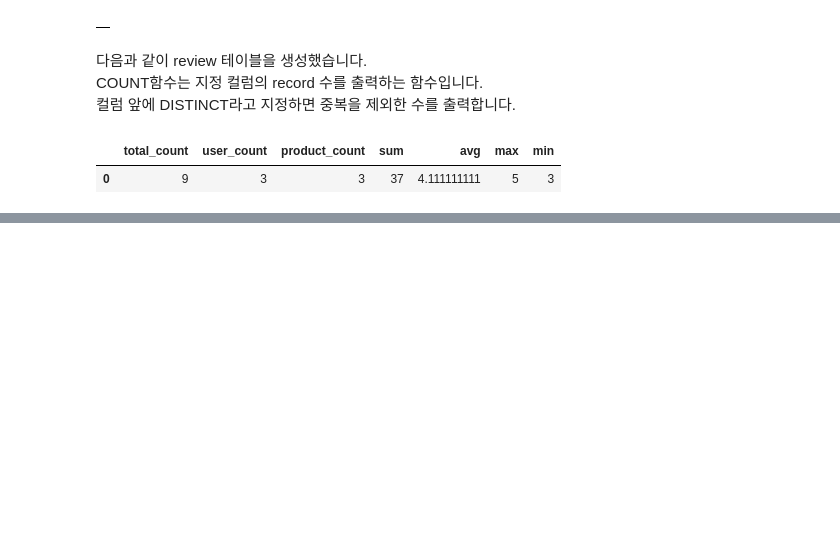
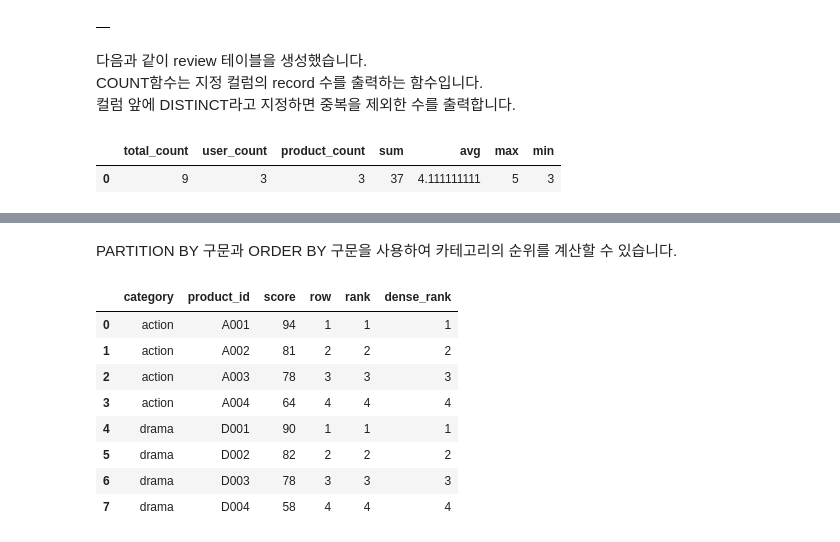
Before and after one commit to yhp2205/SQL, a Jupyter notebook: ch_7.ipynb, the cells around one changed output, grey strips where cells are left out. Cells and saved outputs as stored; diff of their text form; code cells hidden in the pictures; blank space fills up the shorter version.

```diff
--- a/ch_7.ipynb
+++ b/ch_7.ipynb
@@ -59,0 +236,39 @@ FROM
+# %% [markdown]
+PARTITION BY 구문과 ORDER BY 구문을 사용하여 카테고리의 순위를 계산할 수 있습니다.
+# %%
+%%bigquery --project mygcpproject-340112
+  -- 7.7 윈도 함수를 사용해 카테고리들의 순위를 계산하는 쿼리
+SELECT
+    category
+  , product_id
+  , score
+
+    -- 카테고리 별로 점수 순서를 정렬하고 유일한 순위를 붙임
+  , ROW_NUMBER()
+      OVER(PARTITION BY category ORDER BY score DESC)
+    AS row
+
+
+    -- 카테고리별로 같은 순위를 허가하고 순위를 붙임
+  , RANK()
+      OVER(PARTITION BY category ORDER BY score DESC)
+    AS rank
+
+    -- 카테고리별로 같은 순위가 있을 때
+    -- 같은 순위 다음에 있는 순위를 건너뛰고 순위를 붙임
+  , DENSE_RANK()
+      OVER(PARTITION BY category ORDER BY score DESC)
+    AS dense_rank
+FROM sqldata.popular_products
+ORDER BY category, row
+;
+# %% [output]
+|  | category | product_id | score | row | rank | dense_rank |
+| 0 | action | A001 | 94 | 1 | 1 | 1 |
+| 1 | action | A002 | 81 | 2 | 2 | 2 |
+| 2 | action | A003 | 78 | 3 | 3 | 3 |
+| 3 | action | A004 | 64 | 4 | 4 | 4 |
+| 4 | drama | D001 | 90 | 1 | 1 | 1 |
+| 5 | drama | D002 | 82 | 2 | 2 | 2 |
+| 6 | drama | D003 | 78 | 3 | 3 | 3 |
+| 7 | drama | D004 | 58 | 4 | 4 | 4 |
```
Also changed, not shown: parts of 26 cells of this notebook.
